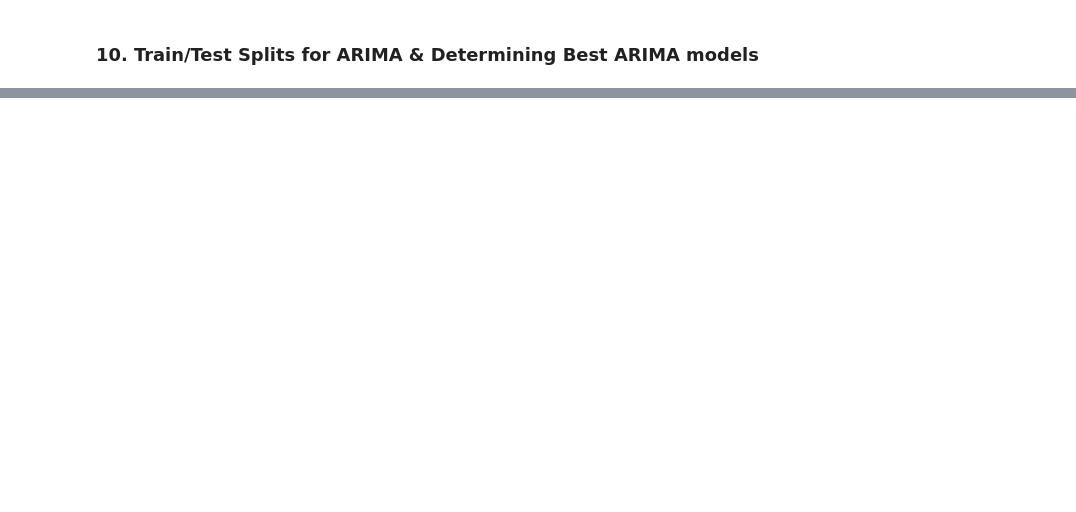
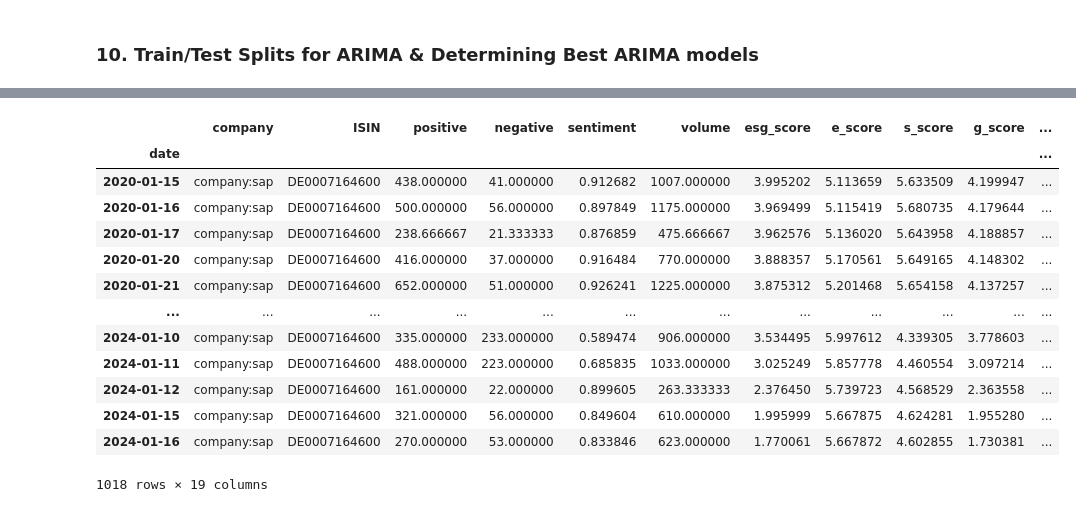
Before and after one commit to cem-akkus/Master, a Jupyter notebook: DataVisualisations.ipynb, the cells around one changed output, grey strips where cells are left out. Saved outputs shown, nothing was run; the diff lists cells and outputs as text; code cells hidden in the pictures; blank space fills up the shorter version.

Commit message:
added feature engineering

```diff
--- a/DataVisualisations.ipynb
+++ b/DataVisualisations.ipynb
@@ -364,0 +371,4 @@ dtype: float64
+# %%
+#hyperparameter for feature engineering (at this part of the code, so models use exactly the same dates for their predictions)
+n_features = 2
+window = 10
@@ -364,0 +491,21 @@ dtype: float64
+# %%
+#feature engineering for other top 3 german components in eurostoxx50 prediction
+rolmean_SAP = data_dict['SAP_DE']['1d_return'].rolling(window).mean()
+rolstd_SAP = data_dict['SAP_DE']['1d_return'].rolling(window).std()
+
+rolmean_SIE = data_dict['SIE_DE']['1d_return'].rolling(window).mean()
+rolstd_SIE = data_dict['SIE_DE']['1d_return'].rolling(window).std()
+
+rolmean_DTE = data_dict['DTE_DE']['1d_return'].rolling(window).mean()
+rolstd_DTE = data_dict['DTE_DE']['1d_return'].rolling(window).std()
+
+#adding features as columns in dataframe for dax
+data_dict['SAP_DE']['Rolling Mean'] = rolmean_SAP
+data_dict['SAP_DE']['Rolling Std'] = rolstd_SAP
+
+data_dict['SIE_DE']['Rolling Mean'] = rolmean_SIE
+data_dict['SIE_DE']['Rolling Std'] = rolstd_SIE
+
+#adding features as columns in dataframe for dax
+data_dict['DTE_DE']['Rolling Mean'] = rolmean_DTE
+data_dict['DTE_DE']['Rolling Std'] = rolstd_DTE
@@ -364,0 +561,24 @@ dtype: float64
+# %%
+#disregarding rows for which feature values can not be generated - top 3 german components
+data_dict['SAP_DE'] = data_dict['SAP_DE'][window-1:]
+
+data_dict['SIE_DE'] = data_dict['SIE_DE'][window-1:]
+
+data_dict['DTE_DE'] = data_dict['DTE_DE'][window-1:]
+# %%
+data_dict['SAP_DE']
+# %% [output]
+|  | company | ISIN | positive | negative | sentiment | volume | esg_score | e_score | s_score | g_score | ... |
+| date |  |  |  |  |  |  |  |  |  |  | ... |
+| 2020-01-15 | company:sap | DE0007164600 | 438.000000 | 41.000000 | 0.912682 | 1007.000000 | 3.995202 | 5.113659 | 5.633509 | 4.199947 | ... |
+| 2020-01-16 | company:sap | DE0007164600 | 500.000000 | 56.000000 | 0.897849 | 1175.000000 | 3.969499 | 5.115419 | 5.680735 | 4.179644 | ... |
+| 2020-01-17 | company:sap | DE0007164600 | 238.666667 | 21.333333 | 0.876859 | 475.666667 | 3.962576 | 5.136020 | 5.643958 | 4.188857 | ... |
+| 2020-01-20 | company:sap | DE0007164600 | 416.000000 | 37.000000 | 0.916484 | 770.000000 | 3.888357 | 5.170561 | 5.649165 | 4.148302 | ... |
+| 2020-01-21 | company:sap | DE0007164600 | 652.000000 | 51.000000 | 0.926241 | 1225.000000 | 3.875312 | 5.201468 | 5.654158 | 4.137257 | ... |
+| ... | ... | ... | ... | ... | ... | ... | ... | ... | ... | ... | ... |
+| 2024-01-10 | company:sap | DE0007164600 | 335.000000 | 233.000000 | 0.589474 | 906.000000 | 3.534495 | 5.997612 | 4.339305 | 3.778603 | ... |
+| 2024-01-11 | company:sap | DE0007164600 | 488.000000 | 223.000000 | 0.685835 | 1033.000000 | 3.025249 | 5.857778 | 4.460554 | 3.097214 | ... |
+| 2024-01-12 | company:sap | DE0007164600 | 161.000000 | 22.000000 | 0.899605 | 263.333333 | 2.376450 | 5.739723 | 4.568529 | 2.363558 | ... |
+| 2024-01-15 | company:sap | DE0007164600 | 321.000000 | 56.000000 | 0.849604 | 610.000000 | 1.995999 | 5.667875 | 4.624281 | 1.955280 | ... |
+| 2024-01-16 | company:sap | DE0007164600 | 270.000000 | 53.000000 | 0.833846 | 623.000000 | 1.770061 | 5.667872 | 4.602855 | 1.730381 | ... |
+1018 rows × 19 columns
```
Also changed, not shown: parts of 25 cells of this notebook.
